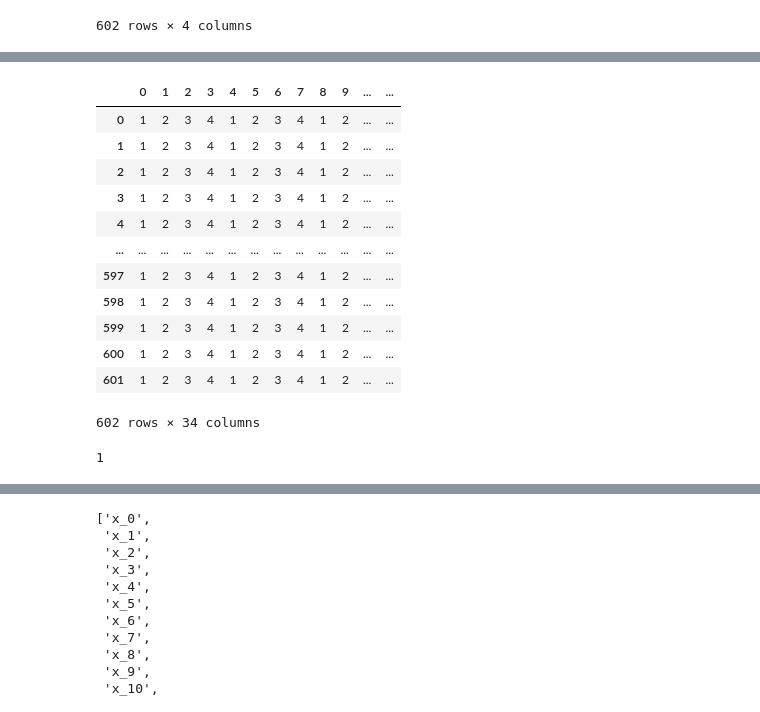
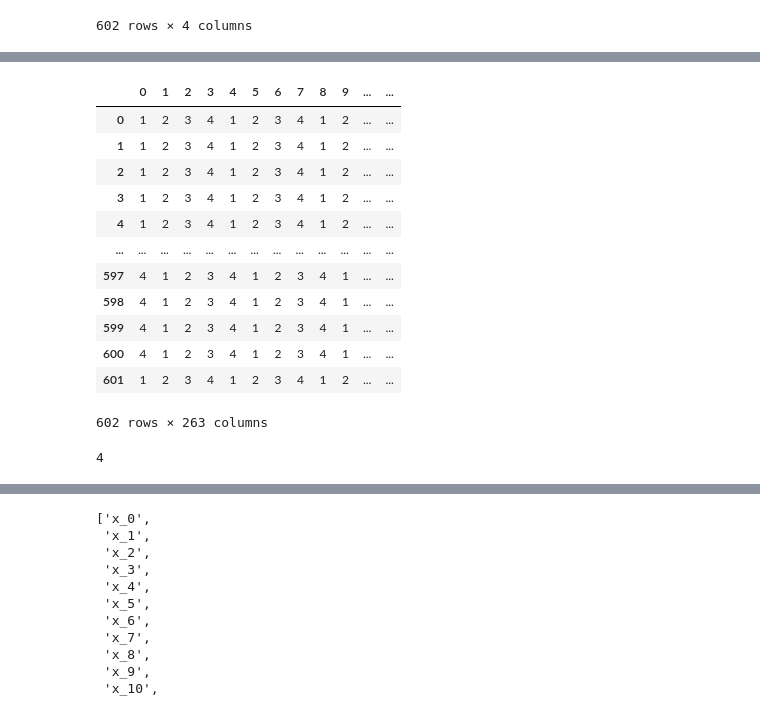
Before and after one commit to fablaw/circor, a Jupyter notebook: notebook/ML_model_2.ipynb, the cells around one changed output, grey strips where cells are left out. Drawn from its saved outputs; the diff is of its cells as text; code cells hidden in the pictures.

```diff
--- a/notebook/ML_model_2.ipynb
+++ b/notebook/ML_model_2.ipynb
@@ -1,7 +1,3 @@
 # %%
 import pandas as pd
 import numpy as np
-
-file='../raw_data/tsv_raw/9979_TV.tsv'
-df=pd.read_csv(file, sep='\t')
-df.head()
@@ -158,5 +142,5 @@ df_4
 tsv=[]
 for i in df_4.recordings.to_list():
     file_tsv=f'../raw_data/tsv_raw/{i}.tsv'
-    df=pd.read_csv(file, sep='\t')
-    tsv.append(np.array(df.iloc[:,2]))
+    d=pd.read_csv(file_tsv, sep='\t')
+    tsv.append(np.array(d.iloc[:,2]))
@@ -163,21 +167,22 @@ for i in df_4.recordings.to_list():
 # %%
-df_5=pd.DataFrame(np.array(tsv))
+df_5=pd.DataFrame(tsv)
+df_5=df_5.join(df_4)
 df_5
 # %% [output]
 |  | 0 | 1 | 2 | 3 | 4 | 5 | 6 | 7 | 8 | 9 | ... | ... |
 | 0 | 1 | 2 | 3 | 4 | 1 | 2 | 3 | 4 | 1 | 2 | ... | ... |
 | 1 | 1 | 2 | 3 | 4 | 1 | 2 | 3 | 4 | 1 | 2 | ... | ... |
 | 2 | 1 | 2 | 3 | 4 | 1 | 2 | 3 | 4 | 1 | 2 | ... | ... |
 | 3 | 1 | 2 | 3 | 4 | 1 | 2 | 3 | 4 | 1 | 2 | ... | ... |
 | 4 | 1 | 2 | 3 | 4 | 1 | 2 | 3 | 4 | 1 | 2 | ... | ... |
 | ... | ... | ... | ... | ... | ... | ... | ... | ... | ... | ... | ... | ... |
-| 597 | 1 | 2 | 3 | 4 | 1 | 2 | 3 | 4 | 1 | 2 | ... | ... |
-| 598 | 1 | 2 | 3 | 4 | 1 | 2 | 3 | 4 | 1 | 2 | ... | ... |
-| 599 | 1 | 2 | 3 | 4 | 1 | 2 | 3 | 4 | 1 | 2 | ... | ... |
-| 600 | 1 | 2 | 3 | 4 | 1 | 2 | 3 | 4 | 1 | 2 | ... | ... |
+| 597 | 4 | 1 | 2 | 3 | 4 | 1 | 2 | 3 | 4 | 1 | ... | ... |
+| 598 | 4 | 1 | 2 | 3 | 4 | 1 | 2 | 3 | 4 | 1 | ... | ... |
+| 599 | 4 | 1 | 2 | 3 | 4 | 1 | 2 | 3 | 4 | 1 | ... | ... |
+| 600 | 4 | 1 | 2 | 3 | 4 | 1 | 2 | 3 | 4 | 1 | ... | ... |
 | 601 | 1 | 2 | 3 | 4 | 1 | 2 | 3 | 4 | 1 | 2 | ... | ... |
-602 rows × 34 columns
+602 rows × 263 columns
 # %%
 df_5.iloc[:,1].nunique()
 # %% [output]
-1
+4
```
Also changed, not shown: parts of 38 cells of this notebook.
